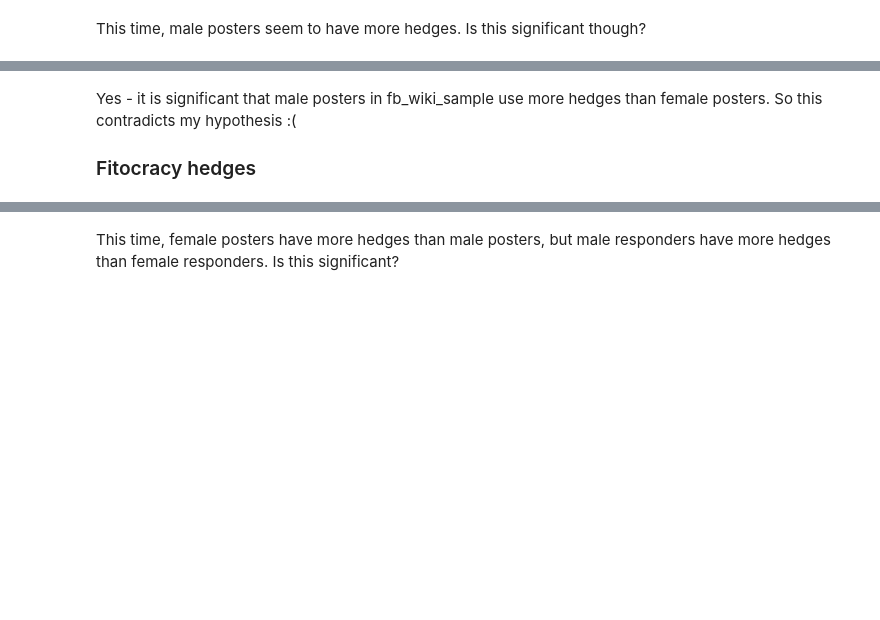
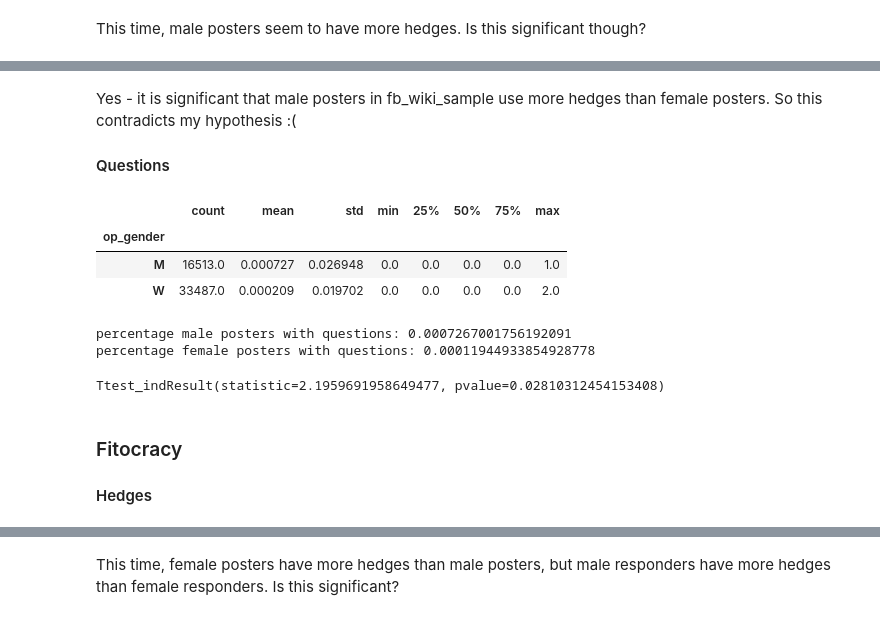
Before and after one commit to Data-Science-for-Linguists-2019/Gendered-Interaction-Online, a Jupyter notebook: main_analysis.ipynb, the cells around one changed output, grey strips where cells are left out. Cells and saved outputs as stored; diff of their text form; code cells hidden in the pictures; blank space fills up the shorter version.

```diff
--- a/main_analysis.ipynb
+++ b/main_analysis.ipynb
@@ -1694,7 +1730,41 @@ Ttest_indResult(statistic=10.865199984131769, pvalue=1.97606202879657e-27)
 # %% [markdown]
 Yes - it is significant that male posters in fb_wiki_sample use more hedges than female posters. So this contradicts my hypothesis :(
 
-### Fitocracy hedges
+#### Questions
+# %%
+fb_wiki_sample['post_questions'] = fb_wiki_sample.post_text.map(find_questions)
+
+fb_wiki_sample.groupby('op_gender')['post_questions'].describe()
+# %% [output]
+|  | count | mean | std | min | 25% | 50% | 75% | max |
+| op_gender |  |  |  |  |  |  |  |  |
+| M | 16513.0 | 0.000727 | 0.026948 | 0.0 | 0.0 | 0.0 | 0.0 | 1.0 |
+| W | 33487.0 | 0.000209 | 0.019702 | 0.0 | 0.0 | 0.0 | 0.0 | 2.0 |
+# %%
+# male posters with questions
+male_questions = fb_wiki_sample[(fb_wiki_sample.op_gender == 'M') & (fb_wiki_sample.post_questions != 0)]
+
+# female posters with questions
+female_questions = fb_wiki_sample[(fb_wiki_sample.op_gender == 'W') & (fb_wiki_sample.post_questions != 0)]
+
+print('percentage male posters with questions:',
+      len(male_questions.index) / fb_wiki_sample.op_gender.value_counts()['M'])
+
+print('percentage female posters with questions:',
+      len(female_questions.index) / fb_wiki_sample.op_gender.value_counts()['W'])
+# %% [output]
+percentage male posters with questions: 0.0007267001756192091
+percentage female posters with questions: 0.00011944933854928778
+# %%
+stats.ttest_ind(fb_wiki_sample[fb_wiki_sample.op_gender == 'M'].post_questions,
+                fb_wiki_sample[fb_wiki_sample.op_gender == 'W'].post_questions,
+                equal_var=False)
+# %% [output]
+Ttest_indResult(statistic=2.1959691958649477, pvalue=0.02810312454153408)
+# %% [markdown]
+### Fitocracy
+
+#### Hedges
 # %%
 # hedges in fitocracy
 fitocracy_sample['post_hedges'] = fitocracy_sample.post_text.map(find_hedges)
```
Also changed, not shown: parts of 95 cells of this notebook.
